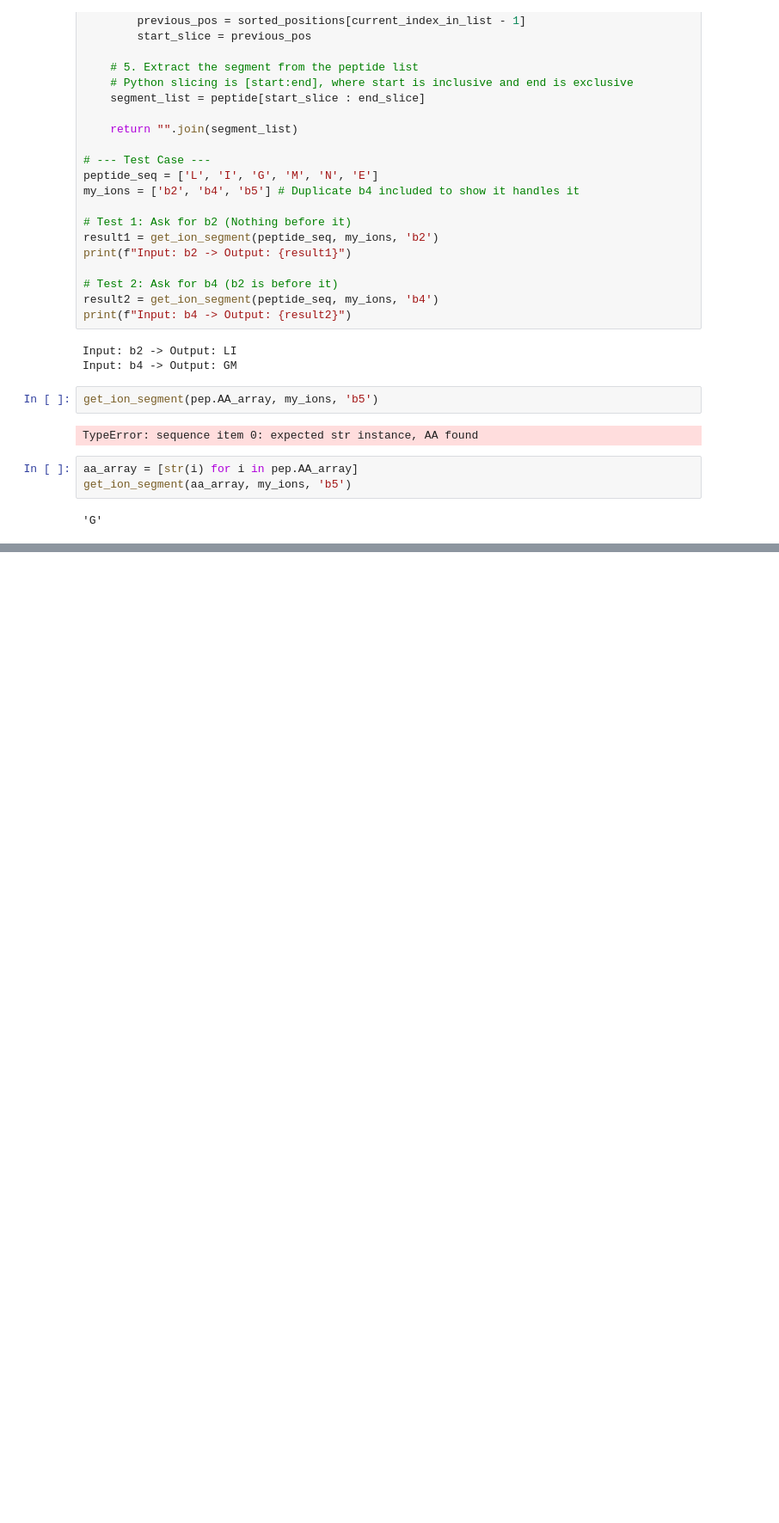
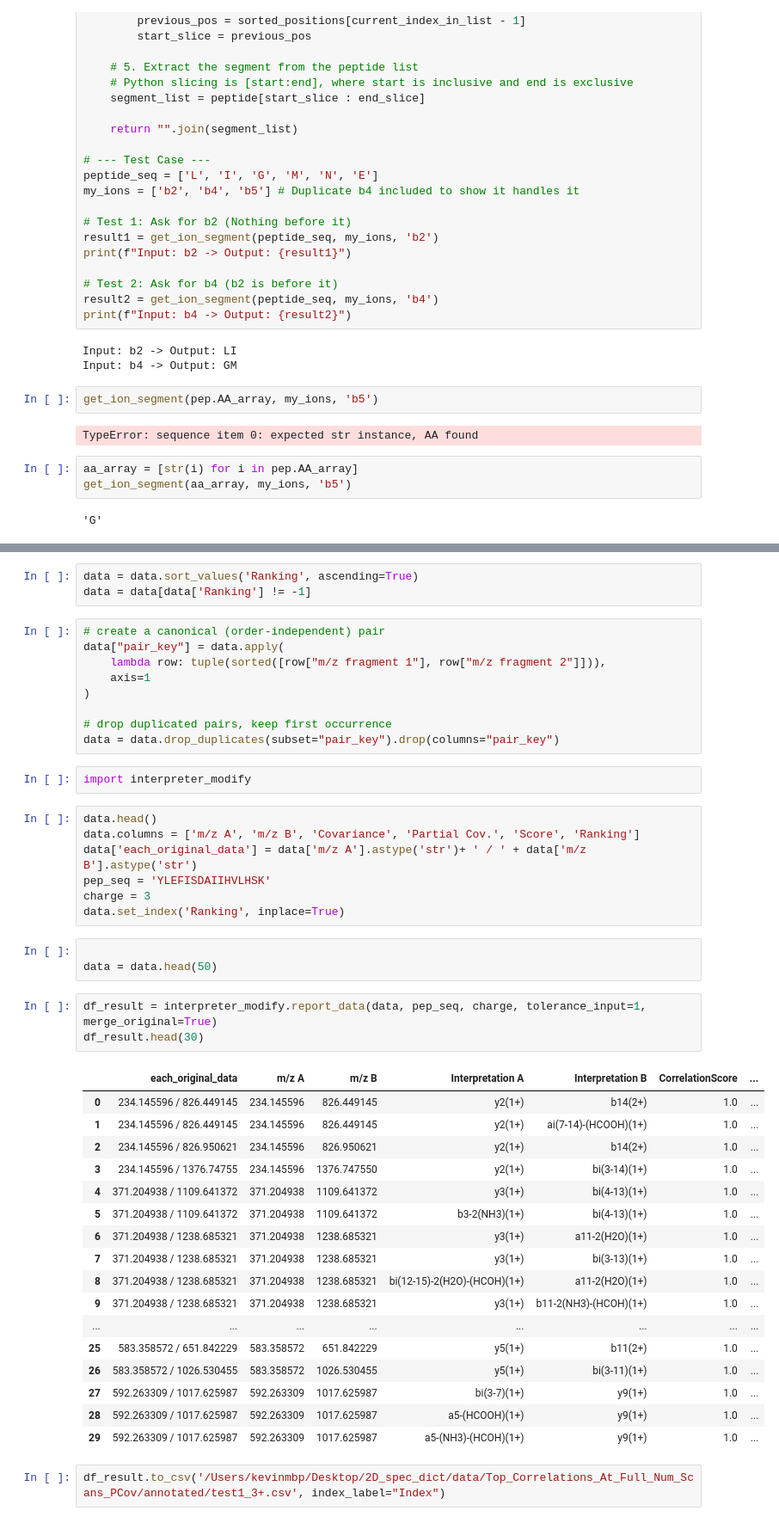
Before and after one commit to Kevinxsn/2D_spec_dict, a Jupyter notebook: anti_symmetric/notebook.ipynb, the cells around one changed output, grey strips where cells are left out. Shown at 86% size. Saved outputs shown, nothing was run; the diff lists cells and outputs as text; blank space fills up the shorter version.

```diff
--- a/anti_symmetric/notebook.ipynb
+++ b/anti_symmetric/notebook.ipynb
@@ -2910,0 +2921,47 @@ get_ion_segment(aa_array, my_ions, 'b5')
+# %%
+data = data.sort_values('Ranking', ascending=True)
+data = data[data['Ranking'] != -1]
+# %%
+# create a canonical (order-independent) pair
+data["pair_key"] = data.apply(
+    lambda row: tuple(sorted([row["m/z fragment 1"], row["m/z fragment 2"]])),
+    axis=1
+)
+
+# drop duplicated pairs, keep first occurrence
+data = data.drop_duplicates(subset="pair_key").drop(columns="pair_key")
+# %%
+import interpreter_modify
+# %%
+data.head()
+data.columns = ['m/z A', 'm/z B', 'Covariance', 'Partial Cov.', 'Score', 'Ranking']
+data['each_original_data'] = data['m/z A'].astype('str')+ ' / ' + data['m/z B'].astype('str')
+pep_seq = 'YLEFISDAIIHVLHSK'
+charge = 3
+data.set_index('Ranking', inplace=True)
+# %%
+
+data = data.head(50)
+# %%
+df_result = interpreter_modify.report_data(data, pep_seq, charge, tolerance_input=1, merge_original=True)
+df_result.head(30)
+# %% [output]
+|  | each_original_data | m/z A | m/z B | Interpretation A | Interpretation B | CorrelationScore | ... |
+| 0 | 234.145596 / 826.449145 | 234.145596 | 826.449145 | y2(1+) | b14(2+) | 1.0 | ... |
+| 1 | 234.145596 / 826.449145 | 234.145596 | 826.449145 | y2(1+) | ai(7-14)-(HCOOH)(1+) | 1.0 | ... |
+| 2 | 234.145596 / 826.950621 | 234.145596 | 826.950621 | y2(1+) | b14(2+) | 1.0 | ... |
+| 3 | 234.145596 / 1376.74755 | 234.145596 | 1376.747550 | y2(1+) | bi(3-14)(1+) | 1.0 | ... |
+| 4 | 371.204938 / 1109.641372 | 371.204938 | 1109.641372 | y3(1+) | bi(4-13)(1+) | 1.0 | ... |
+| 5 | 371.204938 / 1109.641372 | 371.204938 | 1109.641372 | b3-2(NH3)(1+) | bi(4-13)(1+) | 1.0 | ... |
+| 6 | 371.204938 / 1238.685321 | 371.204938 | 1238.685321 | y3(1+) | a11-2(H2O)(1+) | 1.0 | ... |
+| 7 | 371.204938 / 1238.685321 | 371.204938 | 1238.685321 | y3(1+) | bi(3-13)(1+) | 1.0 | ... |
+| 8 | 371.204938 / 1238.685321 | 371.204938 | 1238.685321 | bi(12-15)-2(H2O)-(HCOH)(1+) | a11-2(H2O)(1+) | 1.0 | ... |
+| 9 | 371.204938 / 1238.685321 | 371.204938 | 1238.685321 | y3(1+) | b11-2(NH3)-(HCOH)(1+) | 1.0 | ... |
+| ... | ... | ... | ... | ... | ... | ... | ... |
+| 25 | 583.358572 / 651.842229 | 583.358572 | 651.842229 | y5(1+) | b11(2+) | 1.0 | ... |
+| 26 | 583.358572 / 1026.530455 | 583.358572 | 1026.530455 | y5(1+) | bi(3-11)(1+) | 1.0 | ... |
+| 27 | 592.263309 / 1017.625987 | 592.263309 | 1017.625987 | bi(3-7)(1+) | y9(1+) | 1.0 | ... |
+| 28 | 592.263309 / 1017.625987 | 592.263309 | 1017.625987 | a5-(HCOOH)(1+) | y9(1+) | 1.0 | ... |
+| 29 | 592.263309 / 1017.625987 | 592.263309 | 1017.625987 | a5-(NH3)-(HCOH)(1+) | y9(1+) | 1.0 | ... |
+# %%
+df_result.to_csv('/Users/kevinmbp/Desktop/2D_spec_dict/data/Top_Correlations_At_Full_Num_Scans_PCov/annotated/test1_3+.csv', index_label="Index")
```
Also changed, not shown: parts of 19 cells of this notebook, 29 other files.
